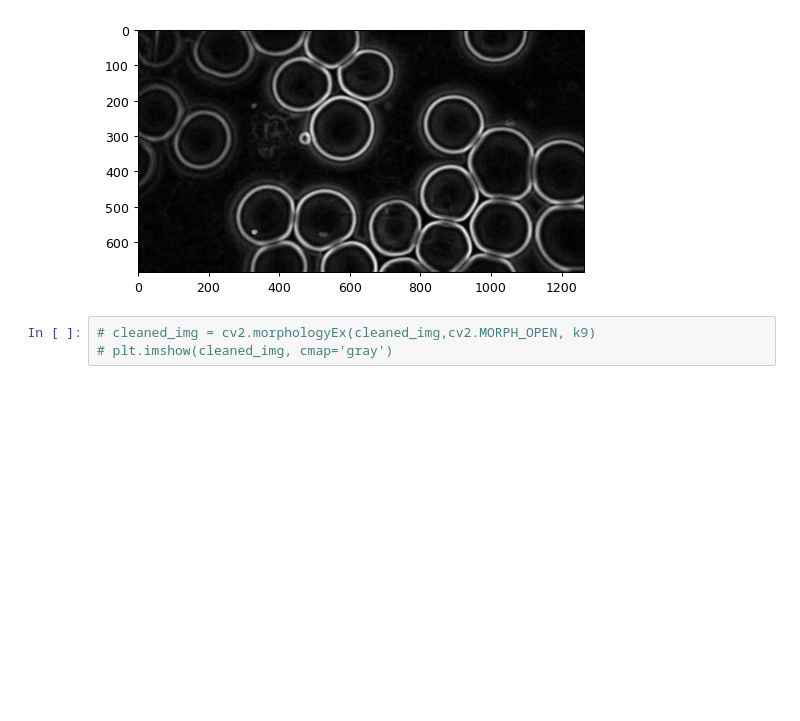
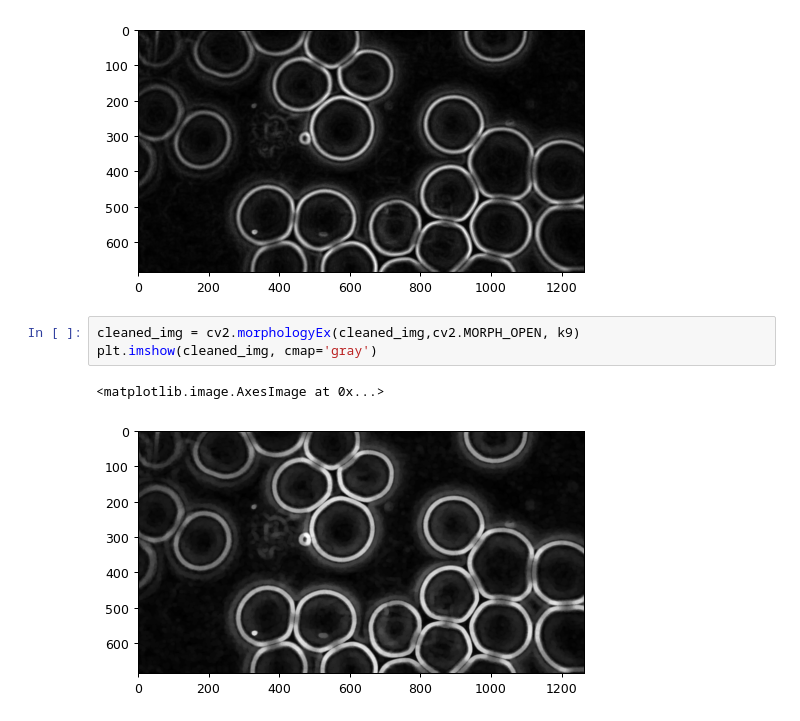
Before and after one commit to handlessdude/cv-labs, a Jupyter notebook: lab-08.ipynb, the cells around one changed output. Drawn from its saved outputs; the diff is of its cells as text; blank space fills up the shorter version.

```diff
--- a/lab-08.ipynb
+++ b/lab-08.ipynb
@@ -116,6 +169,9 @@ plt.imshow(cleaned_img, cmap='gray')
 <matplotlib.image.AxesImage at 0x...>
 [figure]
 # %%
-# cleaned_img = cv2.morphologyEx(cleaned_img,cv2.MORPH_OPEN, k9)
-# plt.imshow(cleaned_img, cmap='gray')
+cleaned_img = cv2.morphologyEx(cleaned_img,cv2.MORPH_OPEN, k9)
+plt.imshow(cleaned_img, cmap='gray')
+# %% [output]
+<matplotlib.image.AxesImage at 0x...>
+[figure, added]
 # %%
```
Also changed, not shown: parts of 11 cells of this notebook.
